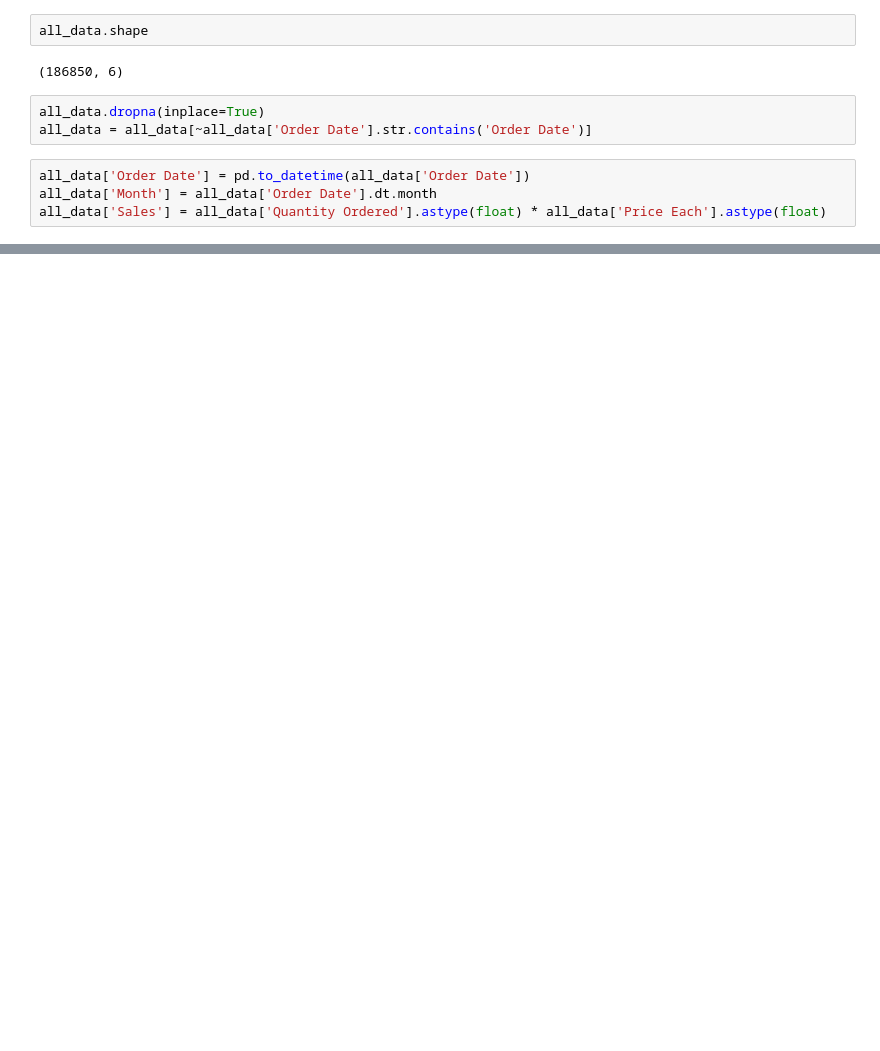
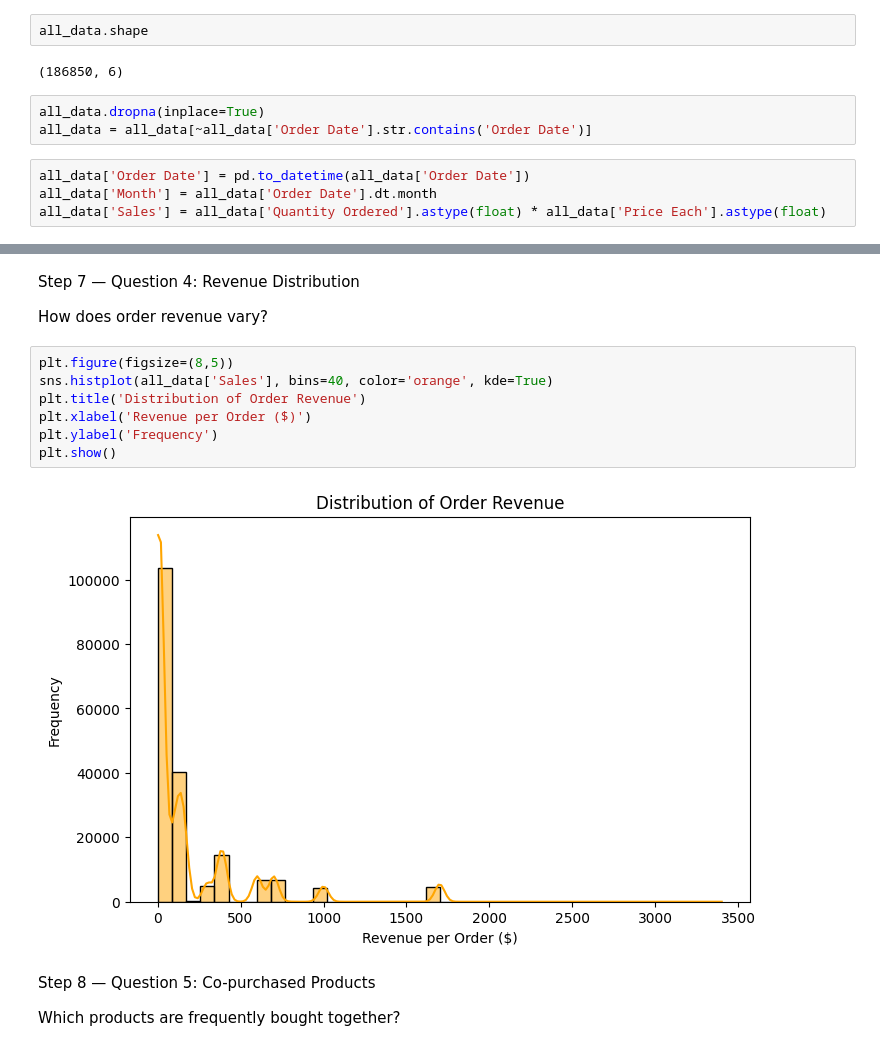
Before and after one commit to 535amar/DAS7000_Data-Analytics-Visualisation_S1_25, a Jupyter notebook: Stu_Week_7_Workshop_student_activity.ipynb, the cells around one changed output, grey strips where cells are left out. Cells and saved outputs as stored; diff of their text form; blank space fills up the shorter version.

```diff
--- a/Stu_Week_7_Workshop_student_activity.ipynb
+++ b/Stu_Week_7_Workshop_student_activity.ipynb
@@ -163,0 +223,17 @@ all_data['Sales'] = all_data['Quantity Ordered'].astype(float) * all_data['Price
+# %% [markdown]
+Step 7 — Question 4: Revenue Distribution
+
+How does order revenue vary?
+# %%
+plt.figure(figsize=(8,5))
+sns.histplot(all_data['Sales'], bins=40, color='orange', kde=True)
+plt.title('Distribution of Order Revenue')
+plt.xlabel('Revenue per Order ($)')
+plt.ylabel('Frequency')
+plt.show()
+# %% [output]
+[figure, added]
+# %% [markdown]
+Step 8 — Question 5: Co-purchased Products
+
+Which products are frequently bought together?
```
Also changed, not shown: parts of 9 cells of this notebook.
